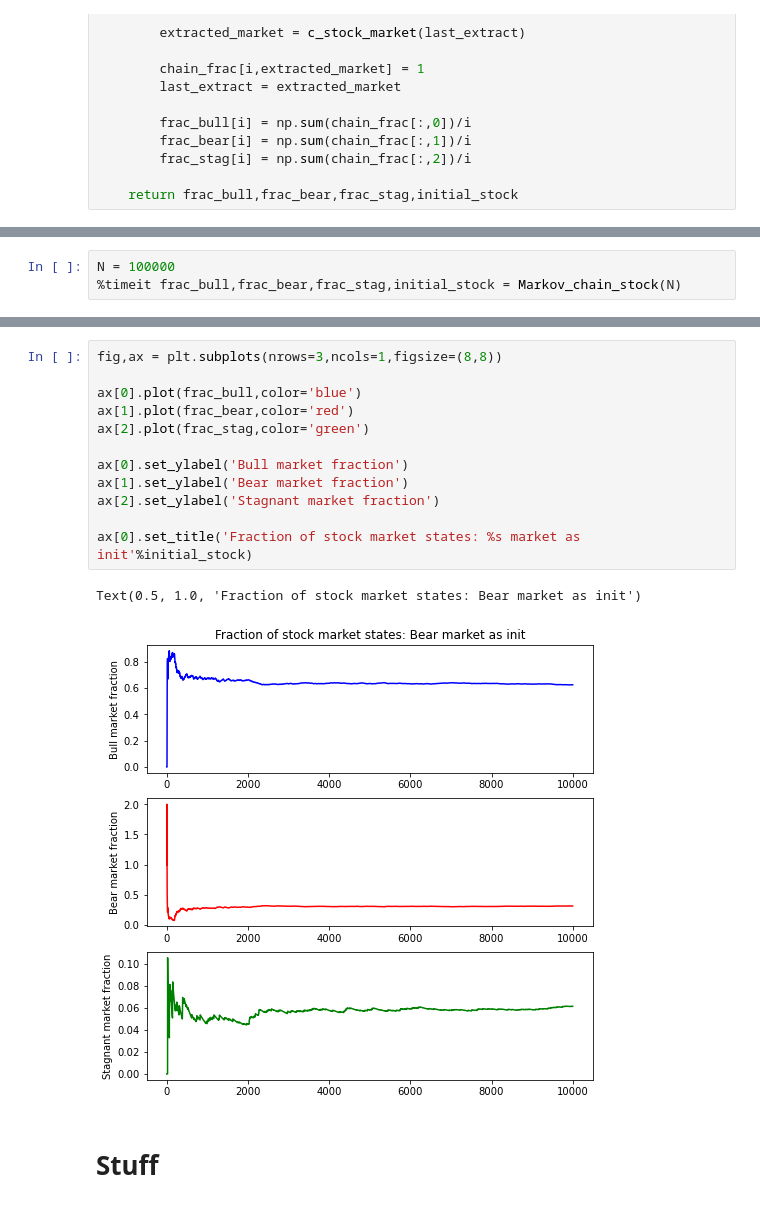
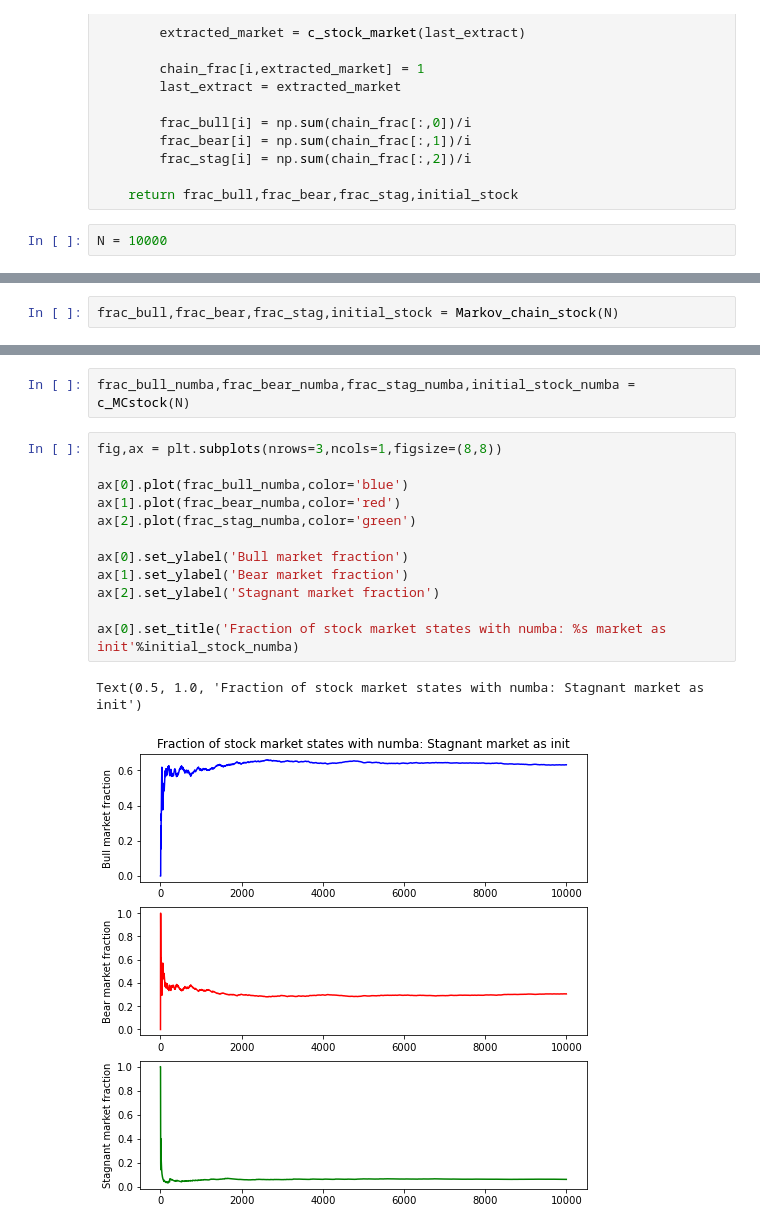
Before and after one commit to ludovicobizzarri/scientificcomputing_bicocca_2024, a Jupyter notebook: working/Exercises Lesson 7/Exercises Lesson 7.ipynb, the cells around one changed output, grey strips where cells are left out. Drawn from its saved outputs; the diff is of its cells as text.

```diff
--- a/working/Exercises Lesson 7/Exercises Lesson 7.ipynb
+++ b/working/Exercises Lesson 7/Exercises Lesson 7.ipynb
@@ -194,3 +196,5 @@ def c_MCstock(N_samples):
         frac_stag[i] = np.sum(chain_frac[:,2])/i
 
     return frac_bull,frac_bear,frac_stag,initial_stock
+# %%
+N = 10000
@@ -197,3 +205,2 @@ def c_MCstock(N_samples):
 # %%
-N = 100000
-%timeit frac_bull,frac_bear,frac_stag,initial_stock = Markov_chain_stock(N)
+frac_bull,frac_bear,frac_stag,initial_stock = Markov_chain_stock(N)
@@ -222,17 +228,17 @@ Text(0.5, 1.0, 'Fraction of stock market states: Bear market as init')
+# %%
+frac_bull_numba,frac_bear_numba,frac_stag_numba,initial_stock_numba = c_MCstock(N)
 # %%
 fig,ax = plt.subplots(nrows=3,ncols=1,figsize=(8,8))
 
-ax[0].plot(frac_bull,color='blue')
-ax[1].plot(frac_bear,color='red')
-ax[2].plot(frac_stag,color='green')
+ax[0].plot(frac_bull_numba,color='blue')
+ax[1].plot(frac_bear_numba,color='red')
+ax[2].plot(frac_stag_numba,color='green')
 
 ax[0].set_ylabel('Bull market fraction')
 ax[1].set_ylabel('Bear market fraction')
 ax[2].set_ylabel('Stagnant market fraction')
 
-ax[0].set_title('Fraction of stock market states: %s market as init'%initial_stock)
+ax[0].set_title('Fraction of stock market states with numba: %s market as init'%initial_stock_numba)
 # %% [output]
-Text(0.5, 1.0, 'Fraction of stock market states: Bear market as init')
+Text(0.5, 1.0, 'Fraction of stock market states with numba: Stagnant market as init')
-[figure, old version]
+[figure, new version]
-# %% [markdown]
-# Stuff
```
Also changed, not shown: parts of 13 cells of this notebook, 2 other files.
